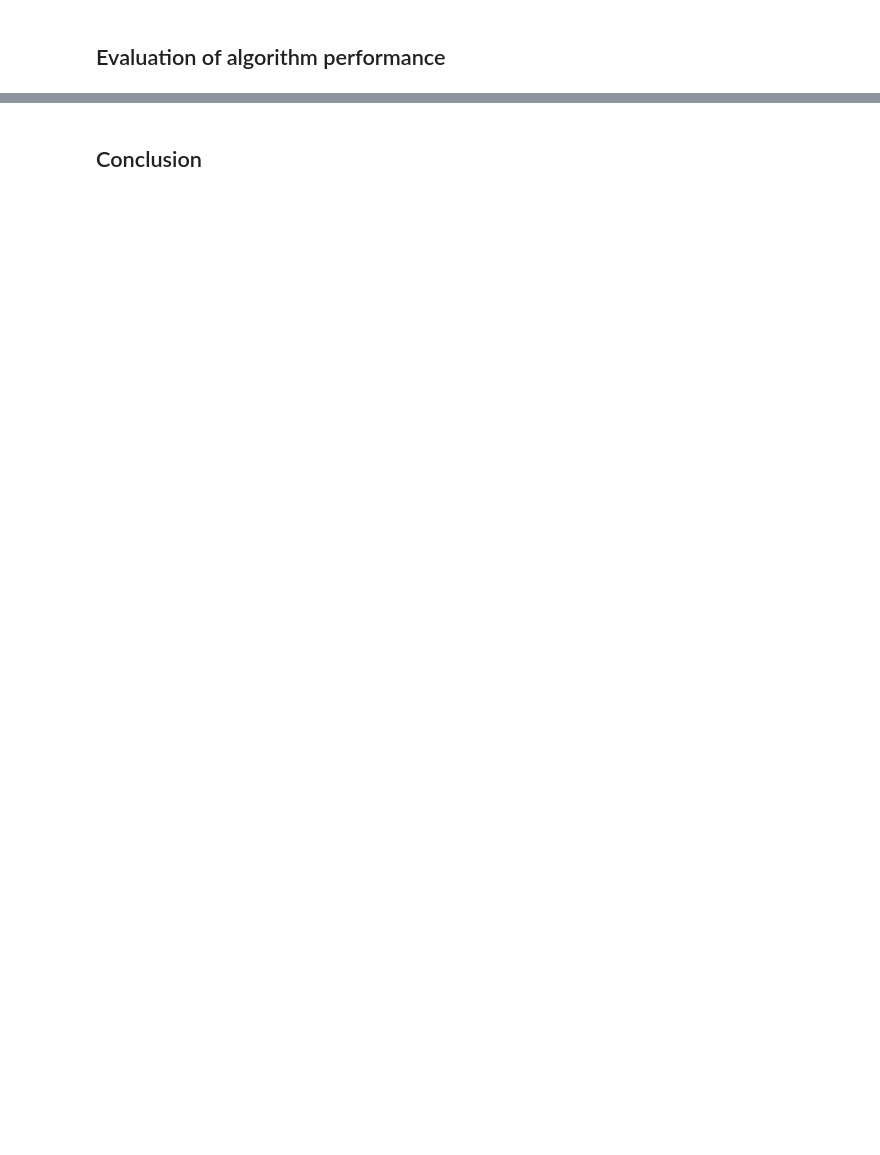
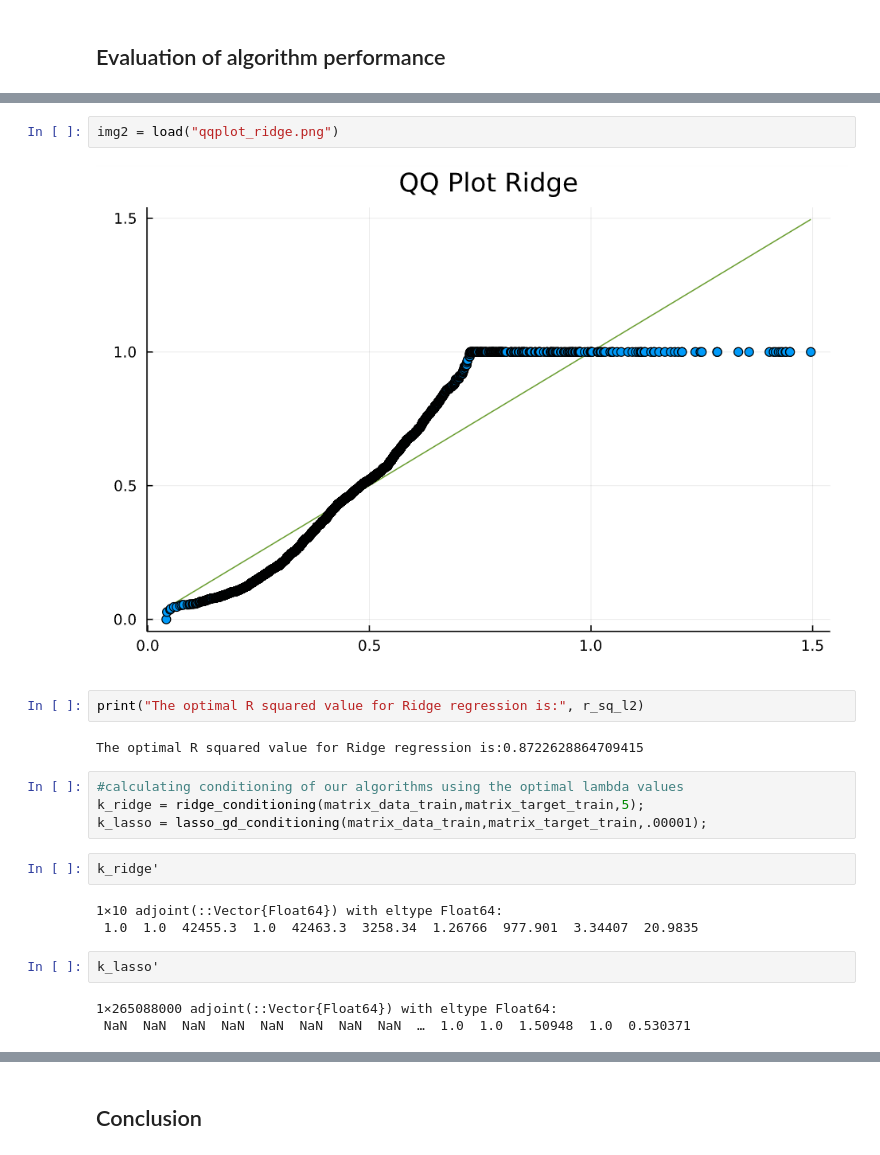
Before and after one commit to richiebailey74/numerical_analysis_finalproject, a Jupyter notebook: finalProject.ipynb, the cells around one changed output, grey strips where cells are left out. Cells and saved outputs as stored; diff of their text form; blank space fills up the shorter version.

```diff
--- a/finalProject.ipynb
+++ b/finalProject.ipynb
@@ -524,0 +871,22 @@ r_sq_l1 = r_squared(sorted_test_targets, sorted_l1_preds);
+# %%
+img2 = load("qqplot_ridge.png")
+# %% [output]
+[figure, added]
+# %%
+print("The optimal R squared value for Ridge regression is:", r_sq_l2)
+# %% [output]
+The optimal R squared value for Ridge regression is:0.8722628864709415
+# %%
+#calculating conditioning of our algorithms using the optimal lambda values
+k_ridge = ridge_conditioning(matrix_data_train,matrix_target_train,5);
+k_lasso = lasso_gd_conditioning(matrix_data_train,matrix_target_train,.00001);
+# %%
+k_ridge'
+# %% [output]
+1×10 adjoint(::Vector{Float64}) with eltype Float64:
+ 1.0  1.0  42455.3  1.0  42463.3  3258.34  1.26766  977.901  3.34407  20.9835
+# %%
+k_lasso'
+# %% [output]
+1×265088000 adjoint(::Vector{Float64}) with eltype Float64:
+ NaN  NaN  NaN  NaN  NaN  NaN  NaN  NaN  …  1.0  1.0  1.50948  1.0  0.530371
```
Also changed, not shown: parts of 44 cells of this notebook, 2 other files.
